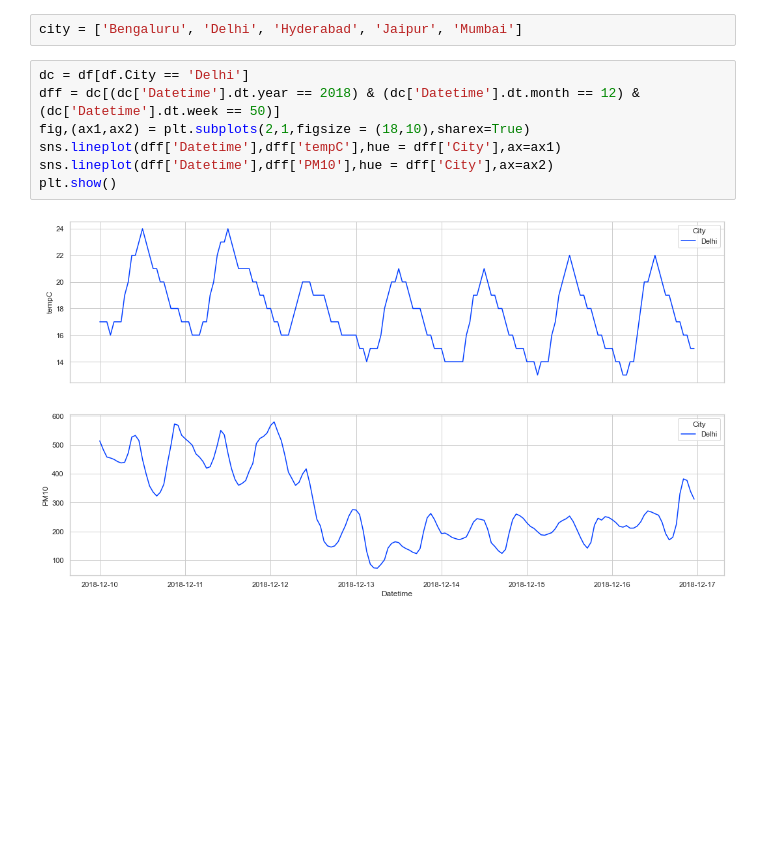
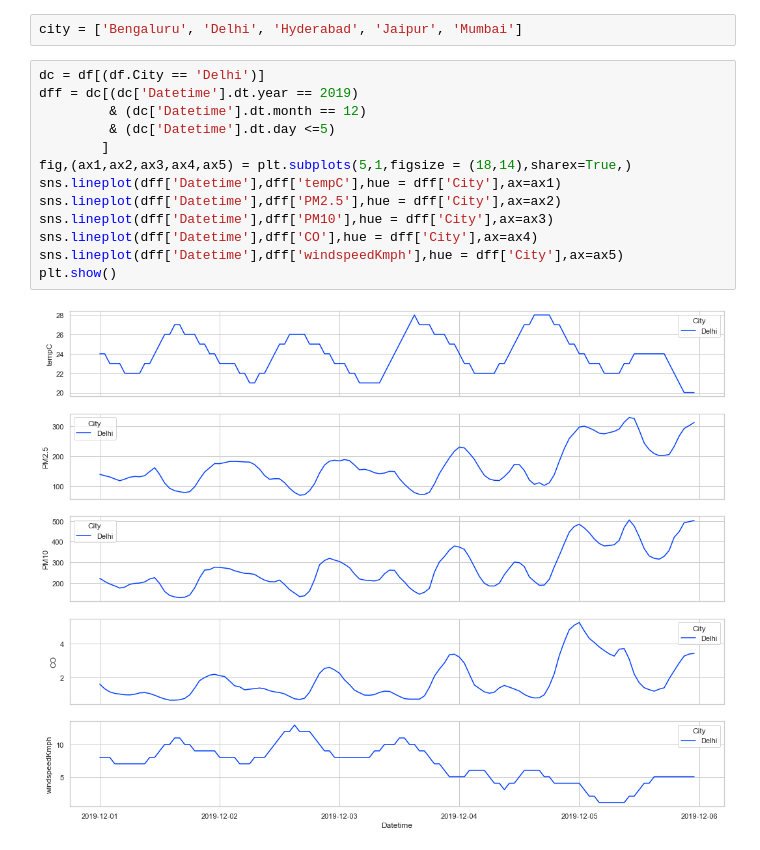
Before and after one commit to algoasylum/ExploringTheUnseen, a Jupyter notebook: code/temp_hourly.ipynb, the cells around one changed output. Cells and saved outputs as stored; diff of their text form; blank space fills up the shorter version.

```diff
--- a/code/temp_hourly.ipynb
+++ b/code/temp_hourly.ipynb
@@ -55,11 +56,17 @@ Index(['City', 'Datetime', 'PM2.5', 'PM10', 'NO', 'NO2', 'NOx', 'NH3', 'CO',
 # %%
 city = ['Bengaluru', 'Delhi', 'Hyderabad', 'Jaipur', 'Mumbai']
 # %%
-dc = df[df.City == 'Delhi']
-dff = dc[(dc['Datetime'].dt.year == 2018) & (dc['Datetime'].dt.month == 12) & (dc['Datetime'].dt.week == 50)]
-fig,(ax1,ax2) = plt.subplots(2,1,figsize = (18,10),sharex=True)
+dc = df[(df.City == 'Delhi')]
+dff = dc[(dc['Datetime'].dt.year == 2019)
+         & (dc['Datetime'].dt.month == 12)
+         & (dc['Datetime'].dt.day <=5)
+        ]
+fig,(ax1,ax2,ax3,ax4,ax5) = plt.subplots(5,1,figsize = (18,14),sharex=True,)
 sns.lineplot(dff['Datetime'],dff['tempC'],hue = dff['City'],ax=ax1)
-sns.lineplot(dff['Datetime'],dff['PM10'],hue = dff['City'],ax=ax2)
+sns.lineplot(dff['Datetime'],dff['PM2.5'],hue = dff['City'],ax=ax2)
+sns.lineplot(dff['Datetime'],dff['PM10'],hue = dff['City'],ax=ax3)
+sns.lineplot(dff['Datetime'],dff['CO'],hue = dff['City'],ax=ax4)
+sns.lineplot(dff['Datetime'],dff['windspeedKmph'],hue = dff['City'],ax=ax5)
 plt.show()
 # %% [output]
-[figure, old version]
+[figure, new version]
```
Also changed, not shown: parts of 13 cells of this notebook.
